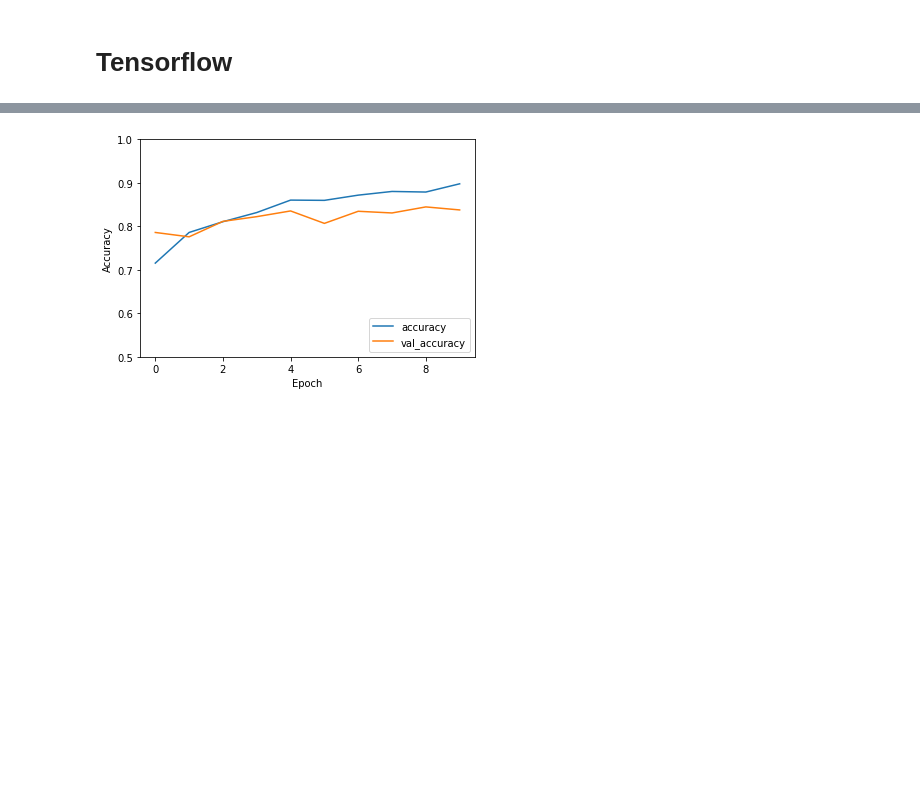
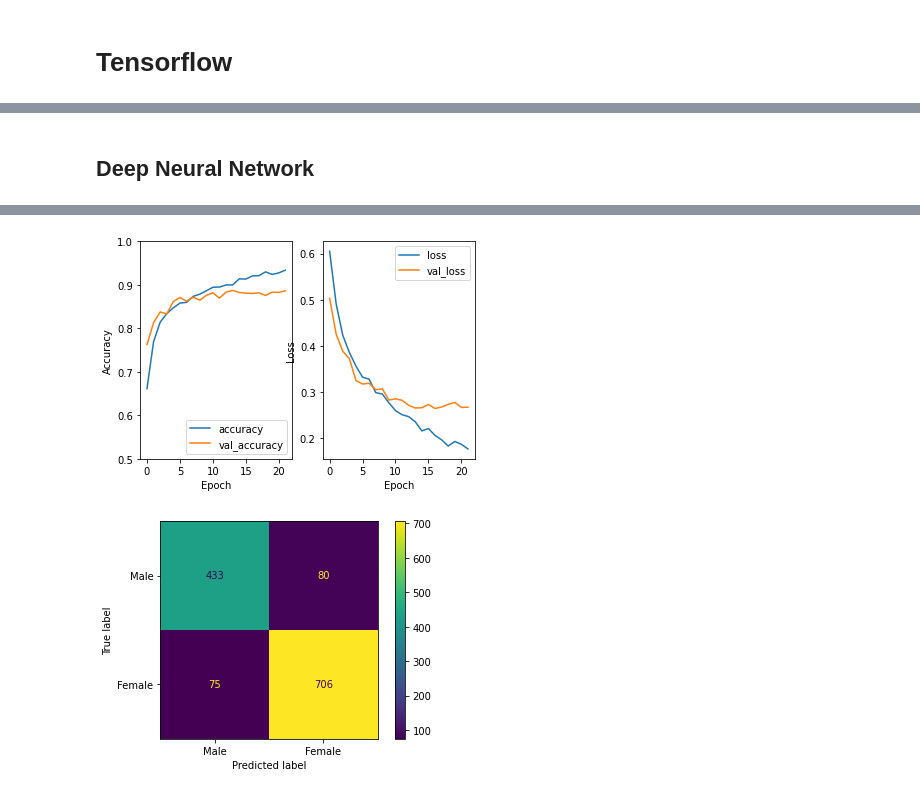
Before and after one commit to dysby/aaut, a Jupyter notebook: classification_prob1.ipynb, the cells around one changed output, grey strips where cells are left out. Cells and saved outputs as stored; diff of their text form; code cells hidden in the pictures; blank space fills up the shorter version.

```diff
--- a/classification_prob1.ipynb
+++ b/classification_prob1.ipynb
@@ -133,45 +164,64 @@ array([[0.459793  ],
+# %% [markdown]
+## Deep Neural Network
 # %%
-# https://www.tensorflow.org/tutorials/images/cnn
-# https://www.tensorflow.org/tutorials/quickstart/advanced
-
-import tensorflow as tf
-
-from tensorflow.keras import layers, models
-
 train_x, test_x, train_y, test_y  = train_test_split(x_train, y_train, test_size=0.2)
 
 train_x = np.reshape(train_x, (len(train_x), 50, 50, 1))
 test_x = np.reshape(test_x, (len(test_x),50, 50, 1))
 
+# learning step
+def ln_scheduler(epoch, lr):
+    if epoch < 10:
+        return lr
+    else:
+        return lr * tf.math.exp(-0.1)
+
+ln_callback = tf.keras.callbacks.LearningRateScheduler(ln_scheduler)
+earlystop = tf.keras.callbacks.EarlyStopping(monitor='val_loss', patience=5, restore_best_weights = True)  #restore_best_weights = False
+# kernel size (3,5,7)
+# batch size
 
 model = models.Sequential()
-model.add(layers.Conv2D(25, (3, 3), activation='relu', input_shape=(50, 50, 1)))
-model.add(layers.MaxPooling2D((2, 2)))
-model.add(layers.Conv2D(50, (3, 3), activation='relu'))
-model.add(layers.MaxPooling2D((2, 2)))
-model.add(layers.Conv2D(64, (3, 3), activation='relu'))
+model.add(Input(shape=(50, 50, 1)))
+model.add(layers.Rescaling(scale=1 / 255))          # scale 0-255 to 0-1
+model.add(layers.Conv2D(12, (5, 5), activation='relu'))
+model.add(layers.MaxPooling2D((3, 3)))
+model.add(layers.Conv2D(64, (5, 5), activation='relu'))
+model.add(layers.MaxPooling2D((3, 3)))
+model.add(layers.Dropout(0.2))
 # Flatten
 model.add(layers.Flatten())
 model.add(layers.Dense(64, activation='relu'))
-model.add(layers.Dense(2, activation="softmax"))
-model.summary()
+#model.add(layers.Dropout(0.3))
+model.add(layers.Dense(1, activation="sigmoid"))
+#model.summary()
+model.compile(optimizer='adam',
+              loss=tf.keras.losses.BinaryCrossentropy(from_logits=False),
+              metrics=[tf.keras.metrics.BinaryAccuracy()])
 
-model.compile(optimizer='adam',
-              loss=tf.keras.losses.SparseCategoricalCrossentropy(from_logits=False),
-              metrics=['accuracy'])
-
-history = model.fit(train_x, train_y, epochs=10,
-                    validation_data=(test_x, test_y))
+history = model.fit(train_x, train_y, epochs=25, batch_size=64,
+                    validation_data=(test_x, test_y), callbacks=[earlystop , ln_callback])
 
 # Evaluate the model
-plt.plot(history.history['accuracy'], label='accuracy')
-plt.plot(history.history['val_accuracy'], label = 'val_accuracy')
-plt.xlabel('Epoch')
-plt.ylabel('Accuracy')
-plt.ylim([0.5, 1])
-plt.legend(loc='lower right')
+fig, (ax1, ax2) = plt.subplots(1, 2)
+ax1.plot(history.history['binary_accuracy'], label='accuracy')
+ax1.plot(history.history['val_binary_accuracy'], label = 'val_accuracy')
+ax1.set_xlabel('Epoch')
+ax1.set_ylabel('Accuracy')
+ax1.set_ylim([0.5, 1])
+ax1.legend(loc='lower right')
+
+ax2.plot(history.history['loss'], label='loss')
+ax2.plot(history.history['val_loss'], label = 'val_loss')
+ax2.set_xlabel('Epoch')
+ax2.set_ylabel('Loss')
+ax2.legend(loc='upper right')
 
 test_loss, test_acc = model.evaluate(test_x,  test_y, verbose=2)
+print(f"Test Loss: {test_loss:.3f} Test Accuracy {test_acc:.3f}")
 
-print(test_acc)
+y_hat = (model.predict(test_x) > 0.5).astype("int32")
+bacc = balanced_accuracy_score(test_y, y_hat)
+ConfusionMatrixDisplay.from_predictions(test_y, y_hat, display_labels=["Male", "Female"])
+print(f"BACC = {bacc:.3f}")
 # %% [output]
@@ -195 +245,2 @@ Epoch 10/10
-[figure, old version]
+[figure, new version]
+[figure, added]
```
Also changed, not shown: parts of 19 cells of this notebook.
